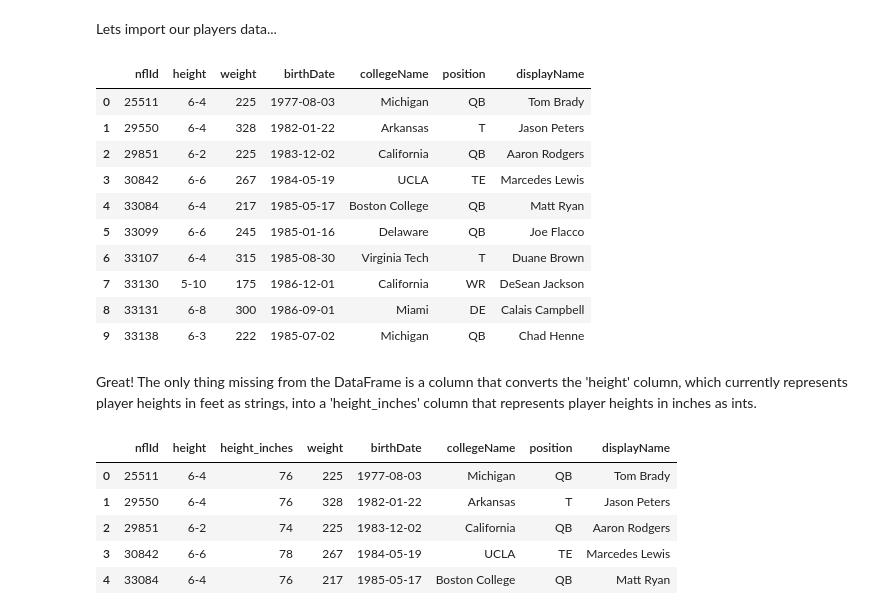
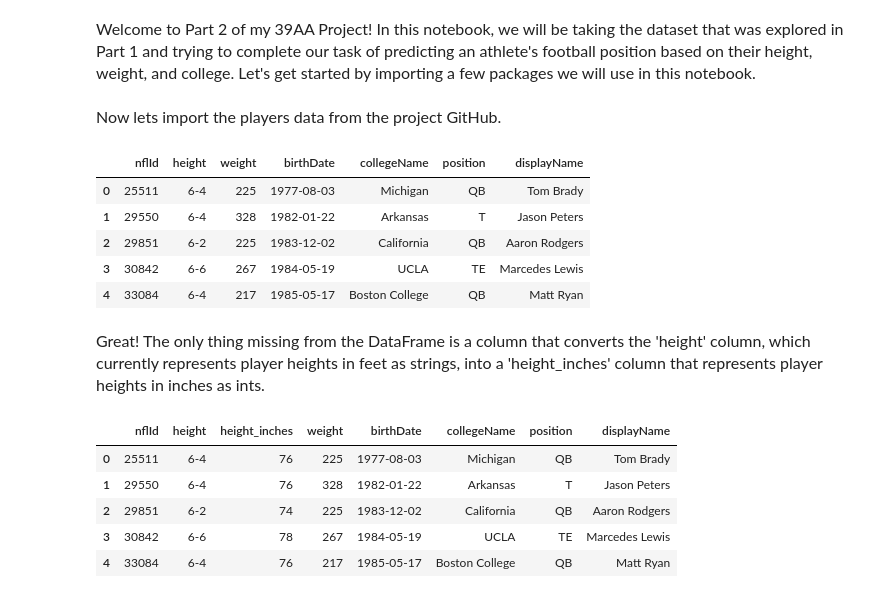
Before and after one commit to glaframb71/CS39AA-Project, a Jupyter notebook: 39aa-project-part-2.ipynb, the cells around one changed output. Cells and saved outputs as stored; diff of their text form; code cells hidden in the pictures.

Commit message:
Kaggle Notebook | 39AA Project Part 2 | Version 5

```diff
--- a/39aa-project-part-2.ipynb
+++ b/39aa-project-part-2.ipynb
@@ -1,4 +1,6 @@
 # %% [markdown]
 # 39AA Project Part 2
 [![Kaggle](https://kaggle.com/static/images/open-in-kaggle.svg)](https://kaggle.com/kernels/welcome?src=https://github.com/glaframb71/CS39AA-Project/blob/main/39aa-project.ipynb)
+# %% [markdown]
+<font size=3>Welcome to Part 2 of my 39AA Project! In this notebook, we will be taking the dataset that was explored in Part 1 and trying to complete our task of predicting an athlete's football position based on their height, weight, and college. Let's get started by importing a few packages we will use in this notebook.</font>
 # %%
@@ -7,26 +9,21 @@ import pandas as pd # data processing, CSV file I/O (e.g. pd.read_csv)
 from sklearn.model_selection import train_test_split
 from sklearn.feature_extraction.text import TfidfVectorizer
-# %% [markdown]
-Lets import our players data...
+# %% [markdown]
+<font size='3'>Now lets import the players data from the project GitHub.</font>
 # %%
 playersDataUrl = "https://raw.githubusercontent.com/glaframb71/CS39AA-Project/main/data/players.csv"
 playersData = pd.read_csv(playersDataUrl)
 
-playersData.head(10)
+playersData.head()
 # %% [output]
 |  | nflId | height | weight | birthDate | collegeName | position | displayName |
 | 0 | 25511 | 6-4 | 225 | 1977-08-03 | Michigan | QB | Tom Brady |
 | 1 | 29550 | 6-4 | 328 | 1982-01-22 | Arkansas | T | Jason Peters |
 | 2 | 29851 | 6-2 | 225 | 1983-12-02 | California | QB | Aaron Rodgers |
 | 3 | 30842 | 6-6 | 267 | 1984-05-19 | UCLA | TE | Marcedes Lewis |
 | 4 | 33084 | 6-4 | 217 | 1985-05-17 | Boston College | QB | Matt Ryan |
-| 5 | 33099 | 6-6 | 245 | 1985-01-16 | Delaware | QB | Joe Flacco |
-| 6 | 33107 | 6-4 | 315 | 1985-08-30 | Virginia Tech | T | Duane Brown |
-| 7 | 33130 | 5-10 | 175 | 1986-12-01 | California | WR | DeSean Jackson |
-| 8 | 33131 | 6-8 | 300 | 1986-09-01 | Miami | DE | Calais Campbell |
-| 9 | 33138 | 6-3 | 222 | 1985-07-02 | Michigan | QB | Chad Henne |
 # %% [markdown]
-Great! The only thing missing from the DataFrame is a column that converts the 'height' column, which currently represents player heights in feet as strings, into a 'height_inches' column that represents player heights in inches as ints.
+<font size='3'>Great! The only thing missing from the DataFrame is a column that converts the 'height' column, which currently represents player heights in feet as strings, into a 'height_inches' column that represents player heights in inches as ints.</font>
 # %%
 # First we will add in the height_inches column to playersData and slot it next to the height column.
 playersData = playersData.copy()
```
Also changed, not shown: parts of 12 cells of this notebook.
